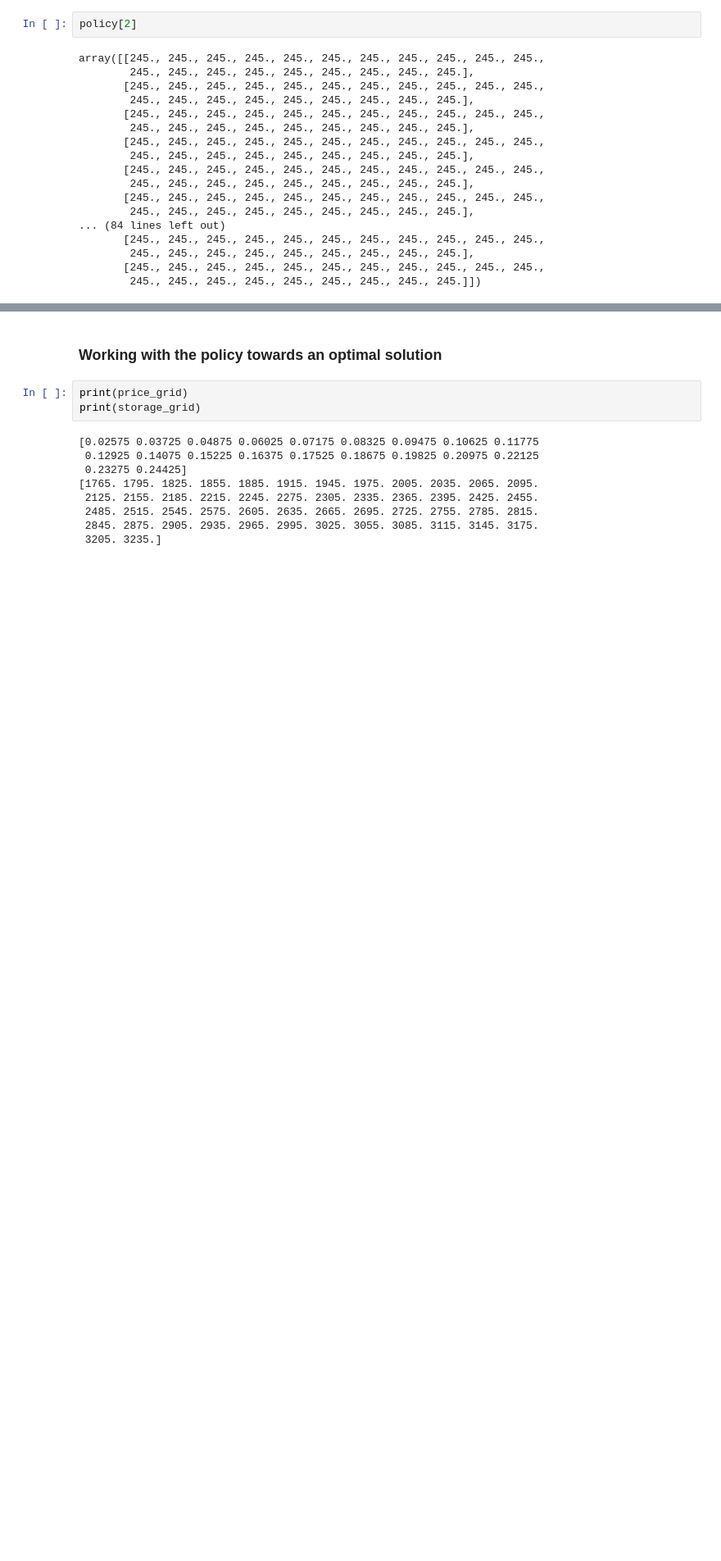
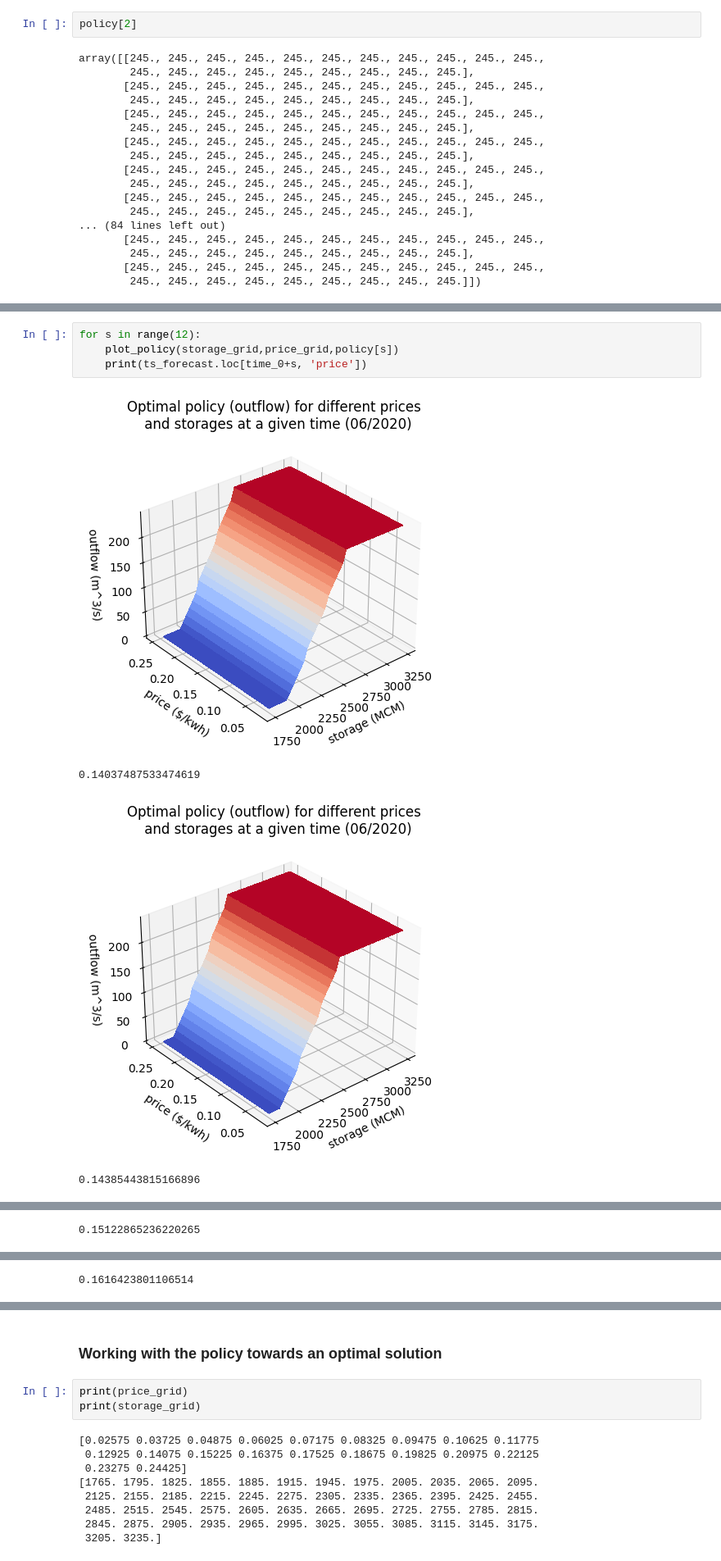
Before and after one commit to igseg/reservoir, a Jupyter notebook: IV_efficient.ipynb, the cells around one changed output, grey strips where cells are left out. Shown at 82% size. Saved outputs shown, nothing was run; the diff lists cells and outputs as text; blank space fills up the shorter version.

```diff
--- a/IV_efficient.ipynb
+++ b/IV_efficient.ipynb
@@ -273,0 +406,9 @@ plot_policy(storage_grid,price_grid,policy[6])
+# %%
+for s in range(12):
+    plot_policy(storage_grid,price_grid,policy[s])
+    print(ts_forecast.loc[time_0+s, 'price'])
+# %% [output]
+[figure, added]
+0.14037487533474619
+[figure, added]
+0.14385443815166896
@@ -273,0 +416 @@ plot_policy(storage_grid,price_grid,policy[6])
+0.15122865236220265
@@ -273,0 +418 @@ plot_policy(storage_grid,price_grid,policy[6])
+0.1616423801106514
```
Also changed, not shown: parts of 30 cells of this notebook, 4 other files.
